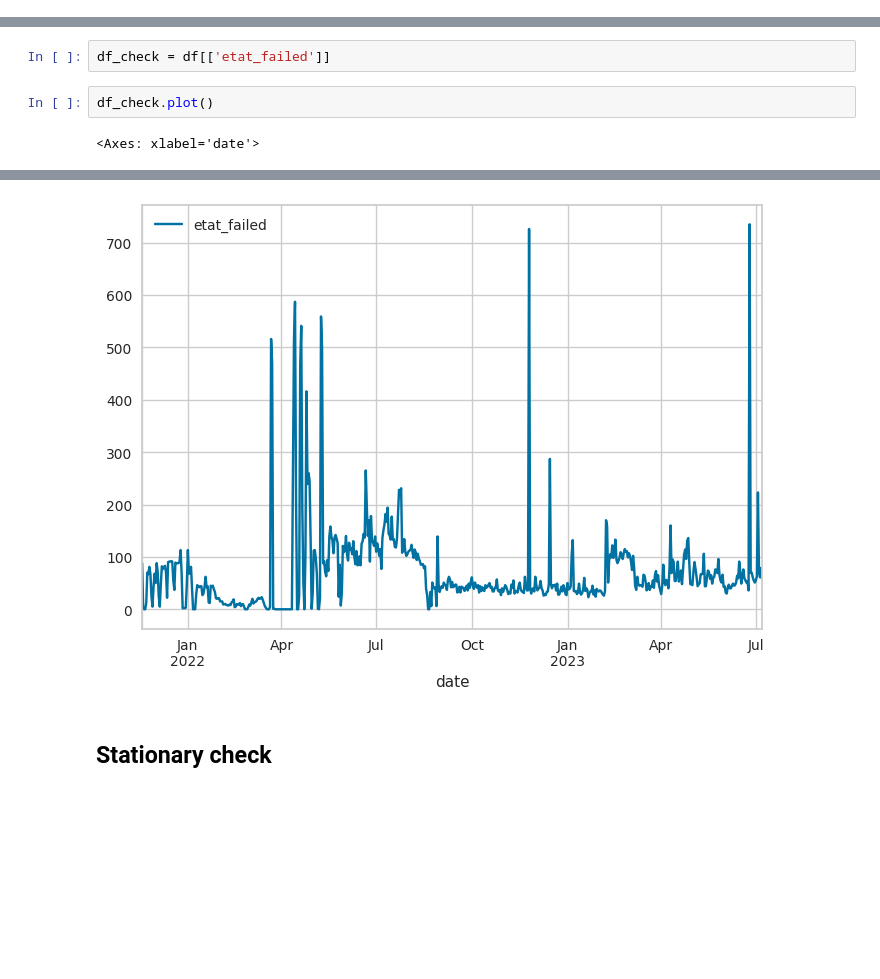
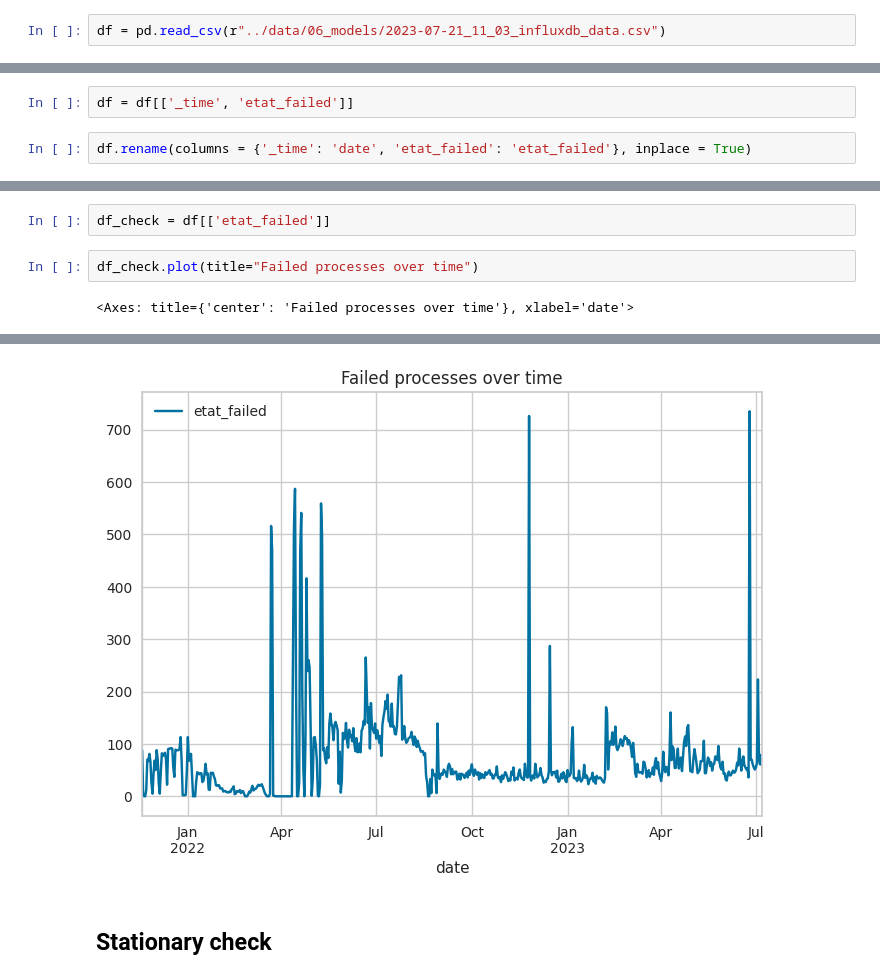
Before and after one commit to ife-oluwa/Incidence-project, a Jupyter notebook: backend/ml-model/notebooks/TimeSeriesKedro-07-07-2023.ipynb, the cells around one changed output, grey strips where cells are left out. Cells and saved outputs as stored; diff of their text form; blank space fills up the shorter version.

Commit message:
updated data handler

```diff
--- a/backend/ml-model/notebooks/TimeSeriesKedro-07-07-2023.ipynb
+++ b/backend/ml-model/notebooks/TimeSeriesKedro-07-07-2023.ipynb
@@ -29,6 +26,12 @@ df_2.tail(20)
 | 4 | 2023-07-03 | 223 |
 | 5 | 2023-07-02 | 63 |
 | 6 | 2023-07-01 | 55 |
+# %%
+df = pd.read_csv(r"../data/06_models/2023-07-21_11_03_influxdb_data.csv")
 # %%
 df = pd.concat([df, df_2], axis=0)
 df = df[['date', 'etat_failed']]
+# %%
+df = df[['_time', 'etat_failed']]
+# %%
+df.rename(columns = {'_time': 'date', 'etat_failed': 'etat_failed'}, inplace = True)
@@ -97,9 +116,9 @@ df
 # %%
 df_check = df[['etat_failed']]
 # %%
-df_check.plot()
+df_check.plot(title="Failed processes over time")
 # %% [output]
-<Axes: xlabel='date'>
+<Axes: title={'center': 'Failed processes over time'}, xlabel='date'>
 findfont: Generic family 'sans-serif' not found because none of the following families were found: Arial, Liberation Sans, Bitstream Vera Sans, sans-serif
 findfont: Generic family 'sans-serif' not found because none of the following families were found: Arial, Liberation Sans, Bitstream Vera Sans, sans-serif
 findfont: Generic family 'sans-serif' not found because none of the following families were found: Arial, Liberation Sans, Bitstream Vera Sans, sans-serif
@@ -116,8 +135,8 @@ findfont: Generic family 'sans-serif' not found because none of the following fa
 findfont: Generic family 'sans-serif' not found because none of the following families were found: Arial, Liberation Sans, Bitstream Vera Sans, sans-serif
 findfont: Generic family 'sans-serif' not found because none of the following families were found: Arial, Liberation Sans, Bitstream Vera Sans, sans-serif
 findfont: Generic family 'sans-serif' not found because none of the following families were found: Arial, Liberation Sans, Bitstream Vera Sans, sans-serif
 findfont: Generic family 'sans-serif' not found because none of the following families were found: Arial, Liberation Sans, Bitstream Vera Sans, sans-serif
-[figure, old version]
+[figure, new version]
 # %% [markdown]
 ## Stationary check
 # %%
```
Also changed, not shown: parts of 10 cells of this notebook, 10 other files.
